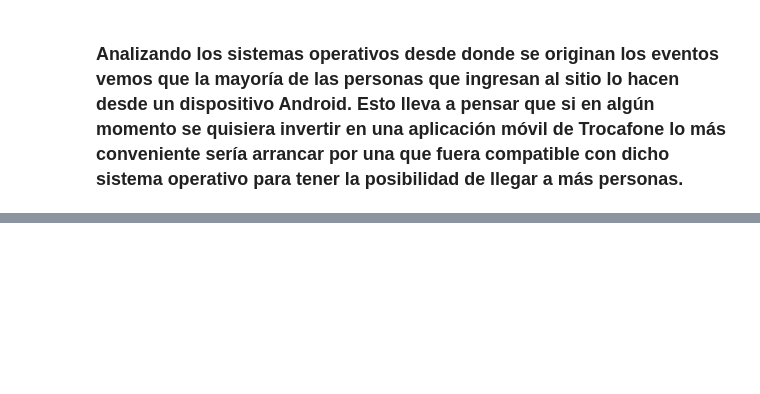
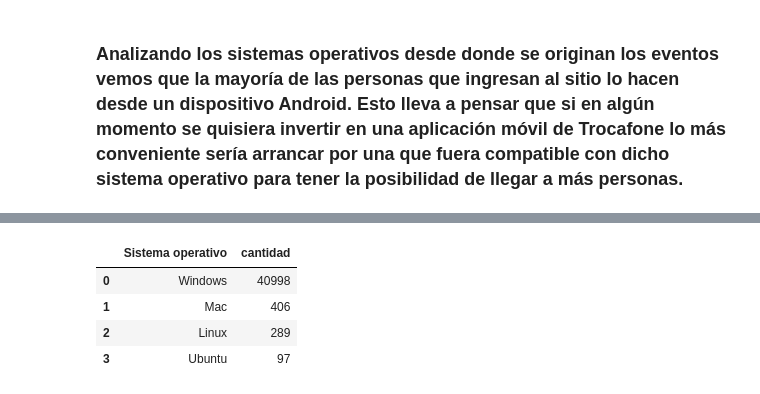
Before and after one commit to facundocenizo/datos_tp1, a Jupyter notebook: Análisis de los Sistemas Operativos.ipynb, the cells around one changed output, grey strips where cells are left out. Cells and saved outputs as stored; diff of their text form; code cells hidden in the pictures; blank space fills up the shorter version.

```diff
--- a/Análisis de los Sistemas Operativos.ipynb
+++ b/Análisis de los Sistemas Operativos.ipynb
@@ -50,0 +82,12 @@ plt.show()
+# %%
+computadoras = computadoras.loc[computadoras["operating_system_version"] != "Other "]
+computadoras["Sistema operativo"] = computadoras.apply( lambda x: str(x["operating_system_version"]).split()[0], axis = 1)
+sisOpComputadoras = computadoras["Sistema operativo"].value_counts().reset_index()
+sisOpComputadoras.columns = ['Sistema operativo','cantidad']
+sisOpComputadoras
+# %% [output]
+|  | Sistema operativo | cantidad |
+| 0 | Windows | 40998 |
+| 1 | Mac | 406 |
+| 2 | Linux | 289 |
+| 3 | Ubuntu | 97 |
```
Also changed, not shown: parts of 7 cells of this notebook.
